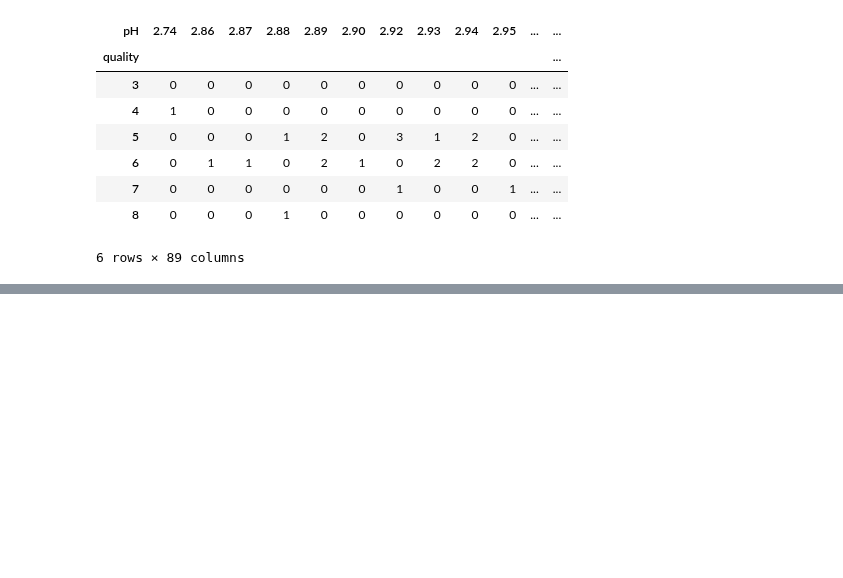
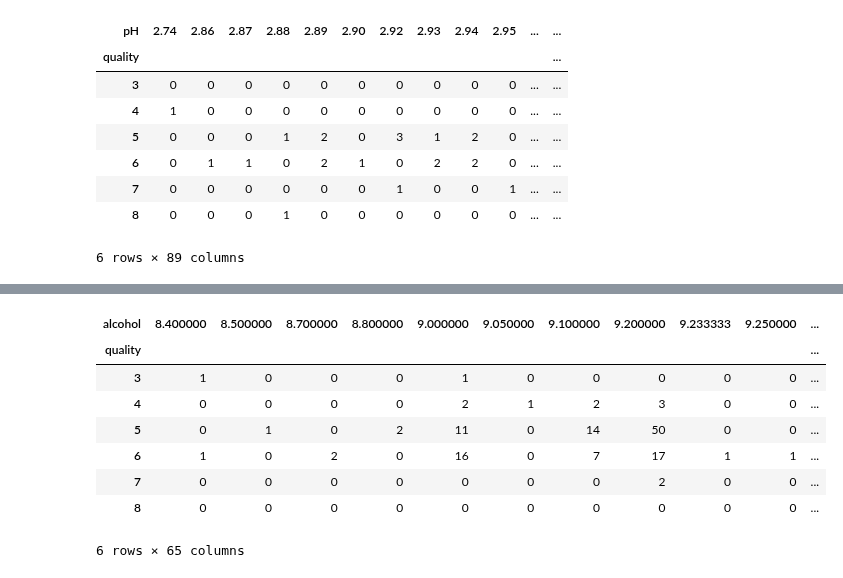
Before and after one commit to shamimsikder/ML-Exercises, a Jupyter notebook: Wine Quality Prediction/Wine Quality Prediction.ipynb, the cells around one changed output, grey strips where cells are left out. Saved outputs shown, nothing was run; the diff lists cells and outputs as text; code cells hidden in the pictures; blank space fills up the shorter version.

```diff
--- a/Wine Quality Prediction/Wine Quality Prediction.ipynb
+++ b/Wine Quality Prediction/Wine Quality Prediction.ipynb
@@ -105,0 +134,12 @@ pd.crosstab(wine_data.quality,wine_data.pH)
+# %%
+pd.crosstab(wine_data.quality,wine_data.alcohol)
+# %% [output]
+| alcohol | 8.400000 | 8.500000 | 8.700000 | 8.800000 | 9.000000 | 9.050000 | 9.100000 | 9.200000 | 9.233333 | 9.250000 | ... |
+| quality |  |  |  |  |  |  |  |  |  |  | ... |
+| 3 | 1 | 0 | 0 | 0 | 1 | 0 | 0 | 0 | 0 | 0 | ... |
+| 4 | 0 | 0 | 0 | 0 | 2 | 1 | 2 | 3 | 0 | 0 | ... |
+| 5 | 0 | 1 | 0 | 2 | 11 | 0 | 14 | 50 | 0 | 0 | ... |
+| 6 | 1 | 0 | 2 | 0 | 16 | 0 | 7 | 17 | 1 | 1 | ... |
+| 7 | 0 | 0 | 0 | 0 | 0 | 0 | 0 | 2 | 0 | 0 | ... |
+| 8 | 0 | 0 | 0 | 0 | 0 | 0 | 0 | 0 | 0 | 0 | ... |
+6 rows × 65 columns
```
Also changed, not shown: parts of 7 cells of this notebook.
